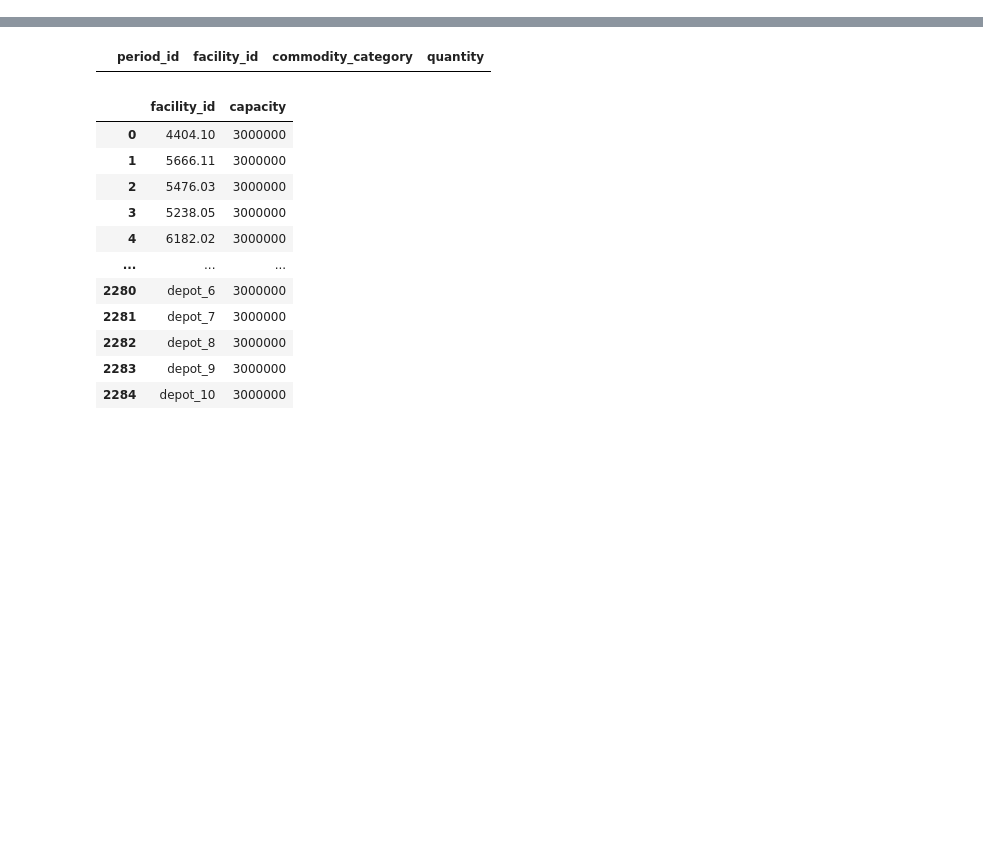
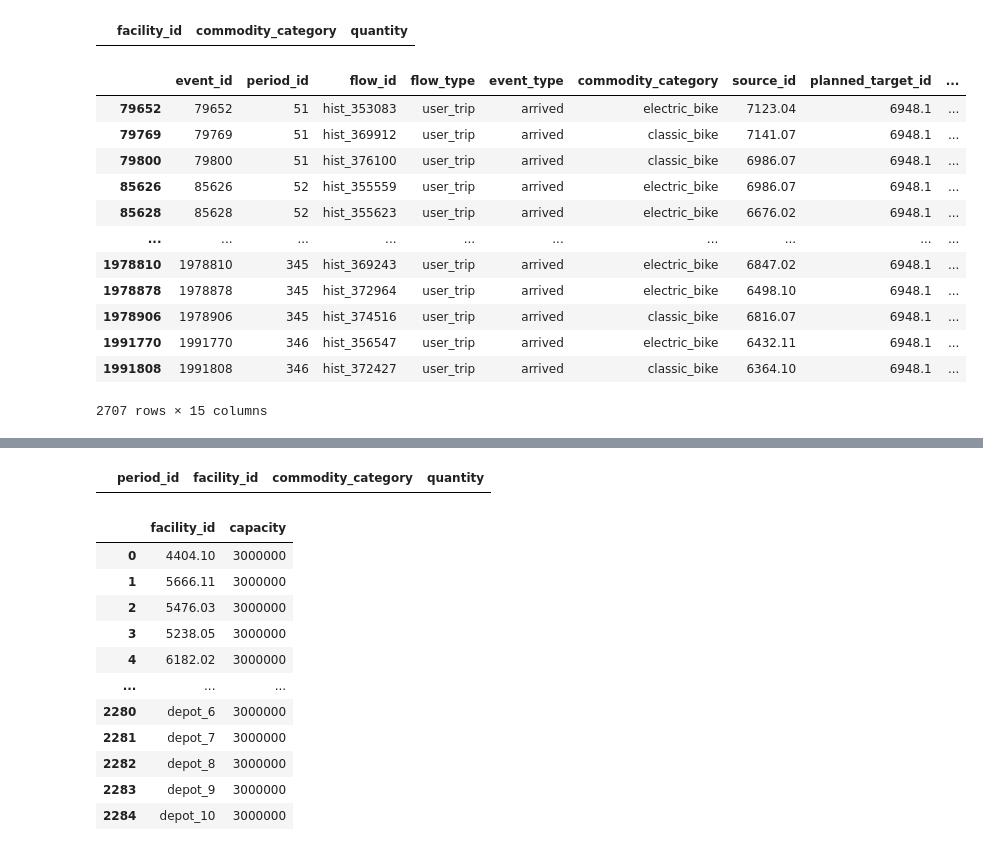
Before and after one commit to vlzm/GFDRR, a Jupyter notebook: notebooks/test_pipeline.ipynb, the cells around one changed output, grey strips where cells are left out. Saved outputs shown, nothing was run; the diff lists cells and outputs as text; code cells hidden in the pictures; blank space fills up the shorter version.

```diff
--- a/notebooks/test_pipeline.ipynb
+++ b/notebooks/test_pipeline.ipynb
@@ -126 +251,25 @@ simulated_flows_df
+# %%
+from gbp.loaders.dataloader_graph import flows_to_departures
+historical_departures_df = flows_to_departures(graph_data.historical_flows_df)
+initial_inventory_df = historical_departures_df.groupby(['facility_id','commodity_category'])['quantity'].max().reset_index().sort_values('quantity', ascending=False).reset_index(drop=True)
+initial_inventory_df['quantity'] = initial_inventory_df['quantity'] + 10
+initial_inventory_df[initial_inventory_df['facility_id'] == '6948.1']
+# %% [output]
+|  | facility_id | commodity_category | quantity |
+# %%
+graph_data.historical_flows_df[graph_data.historical_flows_df['realized_target_id'] == '6948.1']
+# %% [output]
+|  | event_id | period_id | flow_id | flow_type | event_type | commodity_category | source_id | planned_target_id | ... |
+| 79652 | 79652 | 51 | hist_353083 | user_trip | arrived | electric_bike | 7123.04 | 6948.1 | ... |
+| 79769 | 79769 | 51 | hist_369912 | user_trip | arrived | classic_bike | 7141.07 | 6948.1 | ... |
+| 79800 | 79800 | 51 | hist_376100 | user_trip | arrived | classic_bike | 6986.07 | 6948.1 | ... |
+| 85626 | 85626 | 52 | hist_355559 | user_trip | arrived | electric_bike | 6986.07 | 6948.1 | ... |
+| 85628 | 85628 | 52 | hist_355623 | user_trip | arrived | electric_bike | 6676.02 | 6948.1 | ... |
+| ... | ... | ... | ... | ... | ... | ... | ... | ... | ... |
+| 1978810 | 1978810 | 345 | hist_369243 | user_trip | arrived | electric_bike | 6847.02 | 6948.1 | ... |
+| 1978878 | 1978878 | 345 | hist_372964 | user_trip | arrived | electric_bike | 6498.10 | 6948.1 | ... |
+| 1978906 | 1978906 | 345 | hist_374516 | user_trip | arrived | classic_bike | 6816.07 | 6948.1 | ... |
+| 1991770 | 1991770 | 346 | hist_356547 | user_trip | arrived | electric_bike | 6432.11 | 6948.1 | ... |
+| 1991808 | 1991808 | 346 | hist_372427 | user_trip | arrived | classic_bike | 6364.10 | 6948.1 | ... |
+2707 rows × 15 columns
 # %%
```
Also changed, not shown: parts of 22 cells of this notebook, 5 other files.
